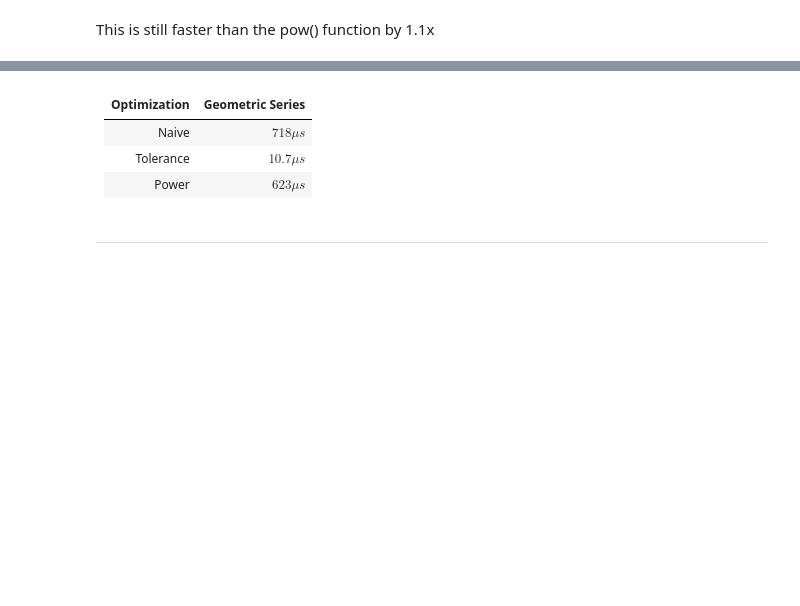
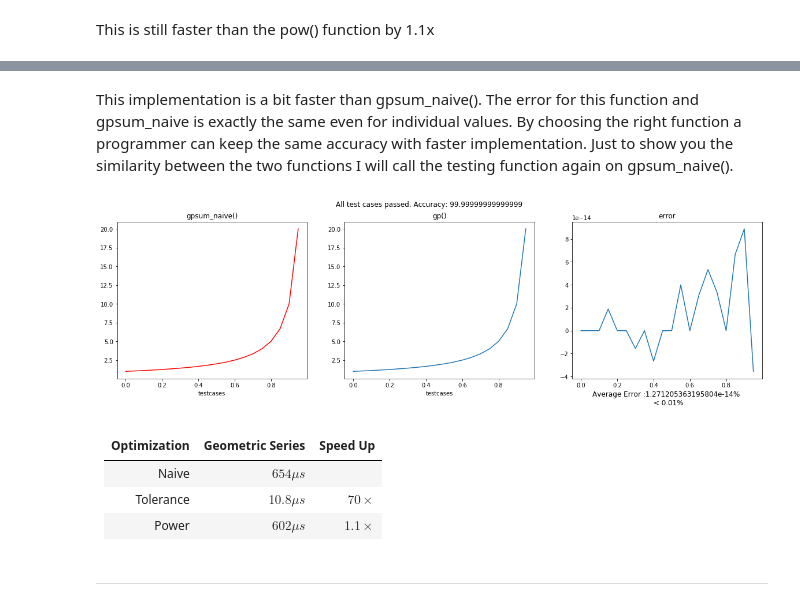
Before and after one commit to ShwetaBarge/PythonForDataScience, a Jupyter notebook: Taylor Series.ipynb, the cells around one changed output, grey strips where cells are left out. Drawn from its saved outputs; the diff is of its cells as text; code cells hidden in the pictures; blank space fills up the shorter version.

```diff
--- a/Taylor Series.ipynb
+++ b/Taylor Series.ipynb
@@ -362,9 +391,15 @@ This is still faster than the pow() function by 1.1x
+# %% [markdown]
+This implementation is a bit faster than gpsum_naive(). The error for this function and gpsum_naive is exactly the same even for individual values. By choosing the right function a programmer can keep the same accuracy with faster implementation. Just to show you the similarity between the two functions I will call the testing function again on gpsum_naive().
+# %%
+theSeenAndTheUnseenTest(gpsum_naive, gp, np.linspace(0, 1, num = 20, endpoint = False))
+# %% [output]
+[figure, added]
 # %% [markdown]
-| Optimization | Geometric Series   |
-|------|------|
-|   Naive  |$718 \mu s$|
-| Tolerance | $10.7 \mu s$ |
-| Power | $623 \mu s$ |
+| Optimization | Geometric Series   | Speed Up |
+|------|------|------|
+|   Naive  |$654 \mu s$| |
+| Tolerance | $10.8 \mu s$ | $70\times$|
+| Power | $602 \mu s$ |$1.1\times$|
 # %% [markdown]
 ------
 # %% [markdown]
```
Also changed, not shown: parts of 64 cells of this notebook, 1 other file.
